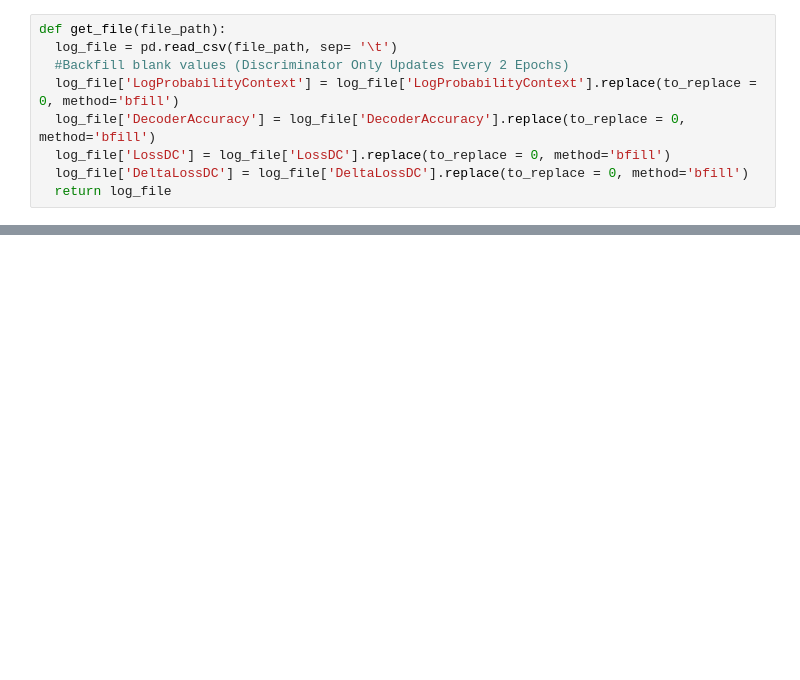
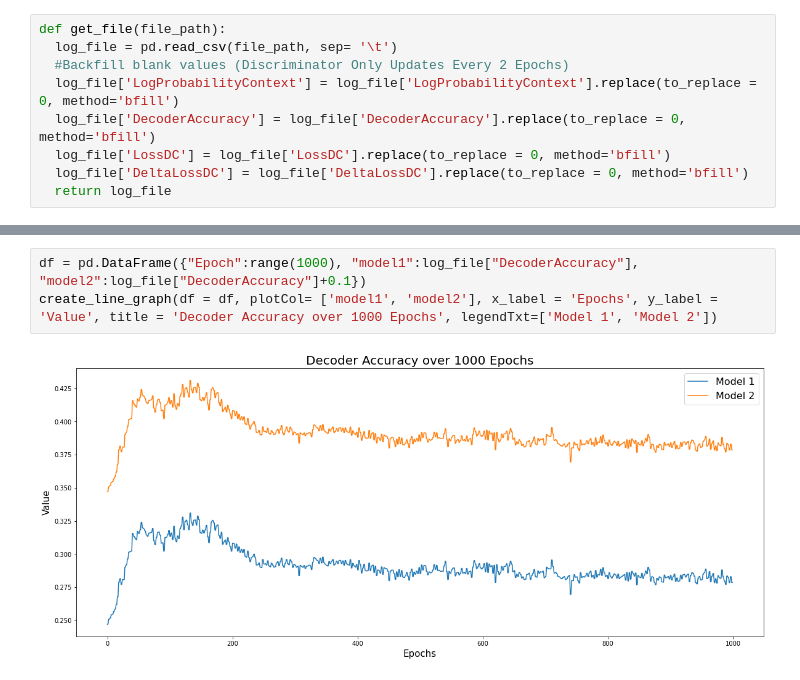
Before and after one commit to whsu00/project, a Jupyter notebook: Plotting.ipynb, the cells around one changed output, grey strips where cells are left out. Saved outputs shown, nothing was run; the diff lists cells and outputs as text; blank space fills up the shorter version.

```diff
--- a/Plotting.ipynb
+++ b/Plotting.ipynb
@@ -50,0 +40,5 @@ create_line_graph(df = log_file, plotCol= 'DecoderAccuracy', x_label= 'Epochs',
+# %%
+df = pd.DataFrame({"Epoch":range(1000), "model1":log_file["DecoderAccuracy"], "model2":log_file["DecoderAccuracy"]+0.1})
+create_line_graph(df = df, plotCol= ['model1', 'model2'], x_label = 'Epochs', y_label = 'Value', title = 'Decoder Accuracy over 1000 Epochs', legendTxt=['Model 1', 'Model 2'])
+# %% [output]
+[figure, added]
```
Also changed, not shown: parts of 4 cells of this notebook.
